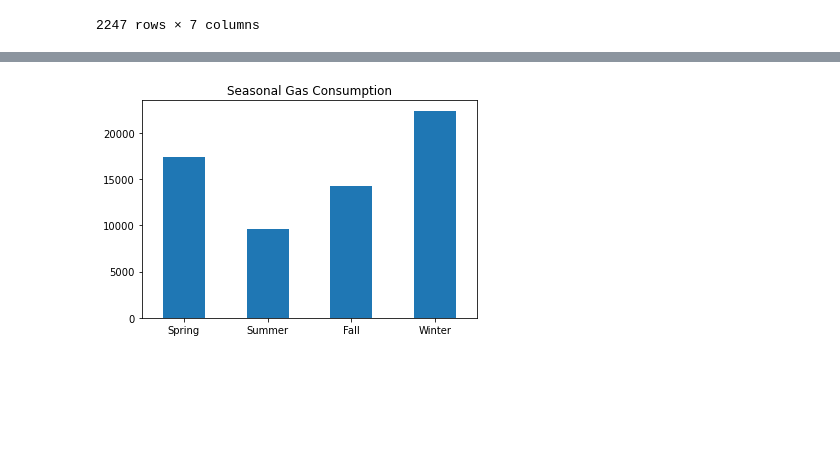
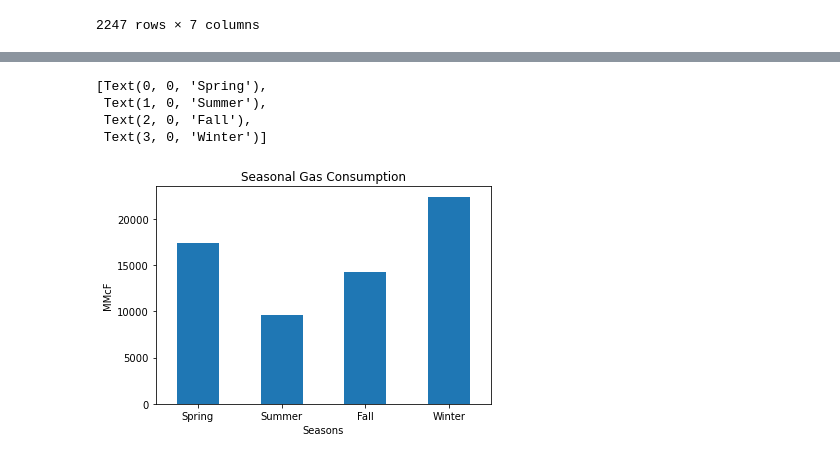
Before and after one commit to kcwf3d/databootcamp_Project_1, a Jupyter notebook: kw/kcw_natural_gas_weather.ipynb, the cells around one changed output, grey strips where cells are left out. Cells and saved outputs as stored; diff of their text form; code cells hidden in the pictures; blank space fills up the shorter version.

Commit message:
updated graphs

```diff
--- a/kw/kcw_natural_gas_weather.ipynb
+++ b/kw/kcw_natural_gas_weather.ipynb
@@ -216,4 +261,5 @@ summer = summer_loc['Natural Gas Consumption (MMcf)'].mean()
 fall = fall_loc['Natural Gas Consumption (MMcf)'].mean()
 winter = winter_loc['Natural Gas Consumption (MMcf)'].mean()
 # %%
-seasons_data=({"Spring":[spring], "Summer": [summer], "Fall": [fall], "Winter": [winter]})
+season_name=("Spring","Summer","Fall","Winter")
+season_MMcf=([spring, summer, fall, winter])
@@ -223,0 +266,3 @@ seasons= seasons_df.T
+# %%
+season_df= pd.DataFrame({"Season":season_name,"Ave MMcF":season_MMcf})
+season_df
@@ -224,6 +275,11 @@ seasons= seasons_df.T
 # %%
-seasons_bar= seasons.plot.bar(legend=False, title= "Seasonal Gas Consumption",rot=0)
-seasons_bar.set_xlabel= "Seasons"
-seasons_bar.set_ylabel="MMcf"
+season_bar= season_df.plot.bar(legend=False, title= "Seasonal Gas Consumption",rot=0)
+season_bar.set_xlabel("Seasons")
+season_bar.set_ylabel("MMcF")
+season_bar.set_xticklabels(season_name)
 # %% [output]
+[Text(0, 0, 'Spring'),
+ Text(1, 0, 'Summer'),
+ Text(2, 0, 'Fall'),
+ Text(3, 0, 'Winter')]
-[figure, old version]
+[figure, new version]
```
Also changed, not shown: parts of 33 cells of this notebook, 3 other files.
